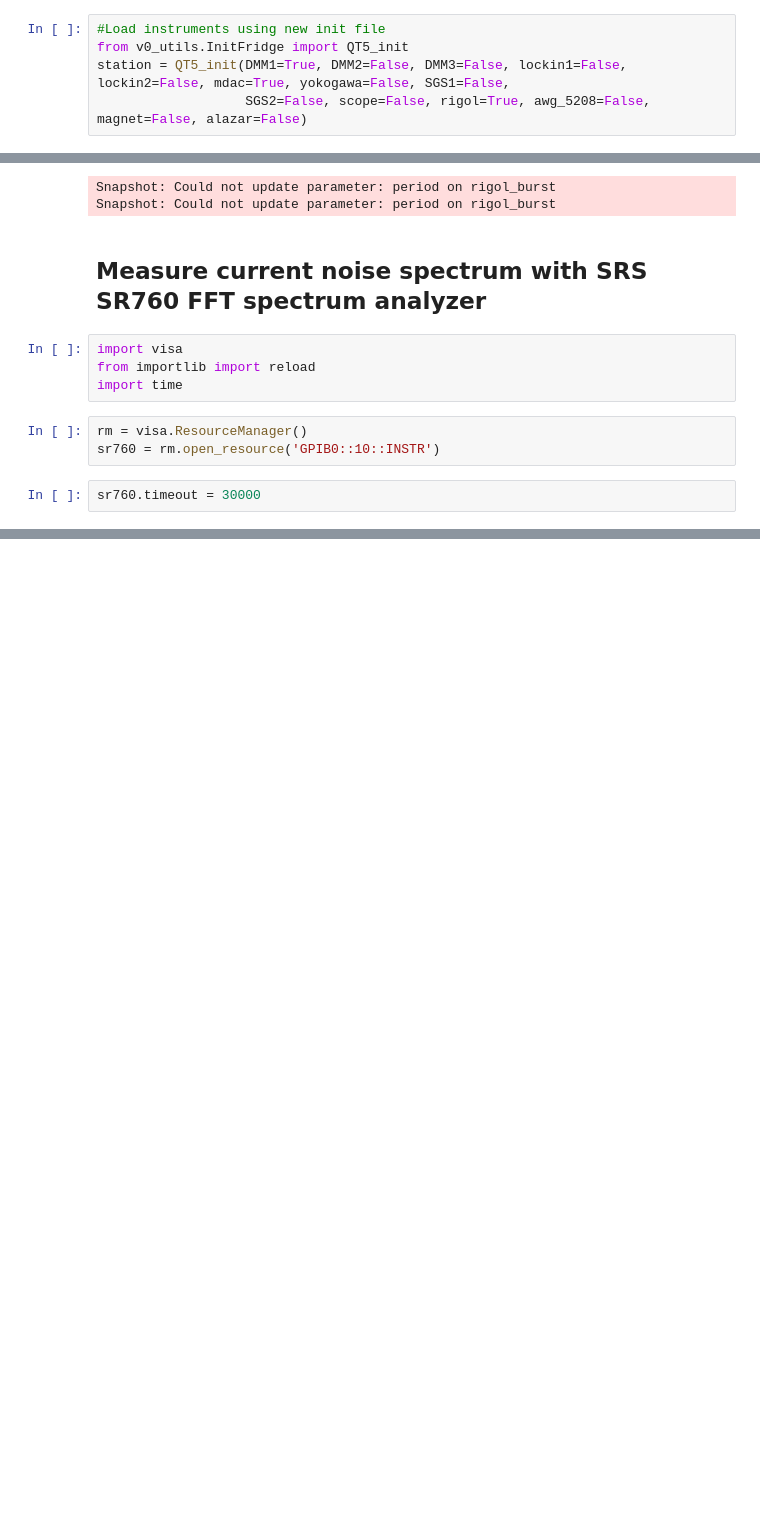
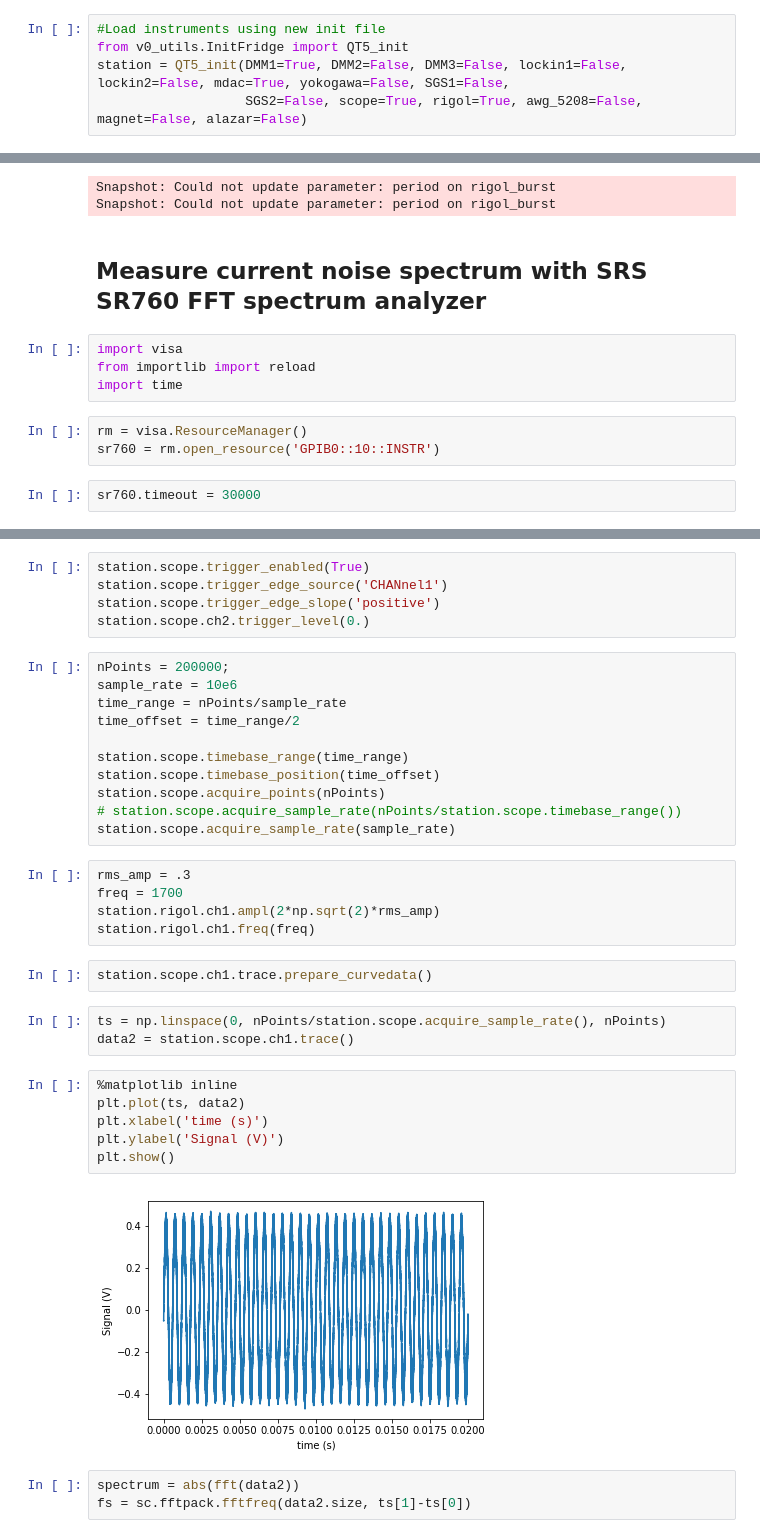
Before and after one commit to kouwenhovenlab/v0_characterization, a Jupyter notebook: scripts/Current_noise_spectrum.ipynb, the cells around one changed output, grey strips where cells are left out. Saved outputs shown, nothing was run; the diff lists cells and outputs as text; blank space fills up the shorter version.

Commit message:
Initial work on noise spectrum measurement.

```diff
--- a/scripts/Current_noise_spectrum.ipynb
+++ b/scripts/Current_noise_spectrum.ipynb
@@ -5,5 +8,5 @@ from matplotlib import pyplot as plt
 #Load instruments using new init file
 from v0_utils.InitFridge import QT5_init
 station = QT5_init(DMM1=True, DMM2=False, DMM3=False, lockin1=False, lockin2=False, mdac=True, yokogawa=False, SGS1=False,
-                   SGS2=False, scope=False, rigol=True, awg_5208=False, magnet=False, alazar=False)
+                   SGS2=False, scope=True, rigol=True, awg_5208=False, magnet=False, alazar=False)
 # %% [output]
@@ -66,0 +112,37 @@ ax.grid(dashes=[2,2])
+# %%
+station.scope.trigger_enabled(True)
+station.scope.trigger_edge_source('CHANnel1')
+station.scope.trigger_edge_slope('positive')
+station.scope.ch2.trigger_level(0.)
+# %%
+nPoints = 200000;
+sample_rate = 10e6
+time_range = nPoints/sample_rate
+time_offset = time_range/2
+
+station.scope.timebase_range(time_range)
+station.scope.timebase_position(time_offset)
+station.scope.acquire_points(nPoints)
+# station.scope.acquire_sample_rate(nPoints/station.scope.timebase_range())
+station.scope.acquire_sample_rate(sample_rate)
+# %%
+rms_amp = .3
+freq = 1700
+station.rigol.ch1.ampl(2*np.sqrt(2)*rms_amp)
+station.rigol.ch1.freq(freq)
+# %%
+station.scope.ch1.trace.prepare_curvedata()
+# %%
+ts = np.linspace(0, nPoints/station.scope.acquire_sample_rate(), nPoints)
+data2 = station.scope.ch1.trace()
+# %%
+%matplotlib inline
+plt.plot(ts, data2)
+plt.xlabel('time (s)')
+plt.ylabel('Signal (V)')
+plt.show()
+# %% [output]
+[figure, added]
+# %%
+spectrum = abs(fft(data2))
+fs = sc.fftpack.fftfreq(data2.size, ts[1]-ts[0])
```
Also changed, not shown: parts of 49 cells of this notebook.
